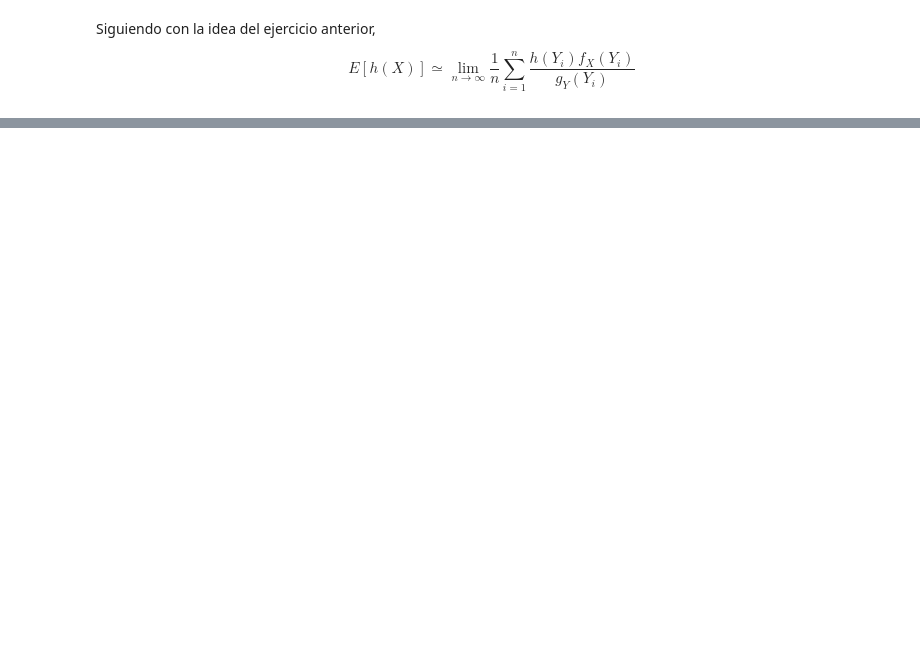
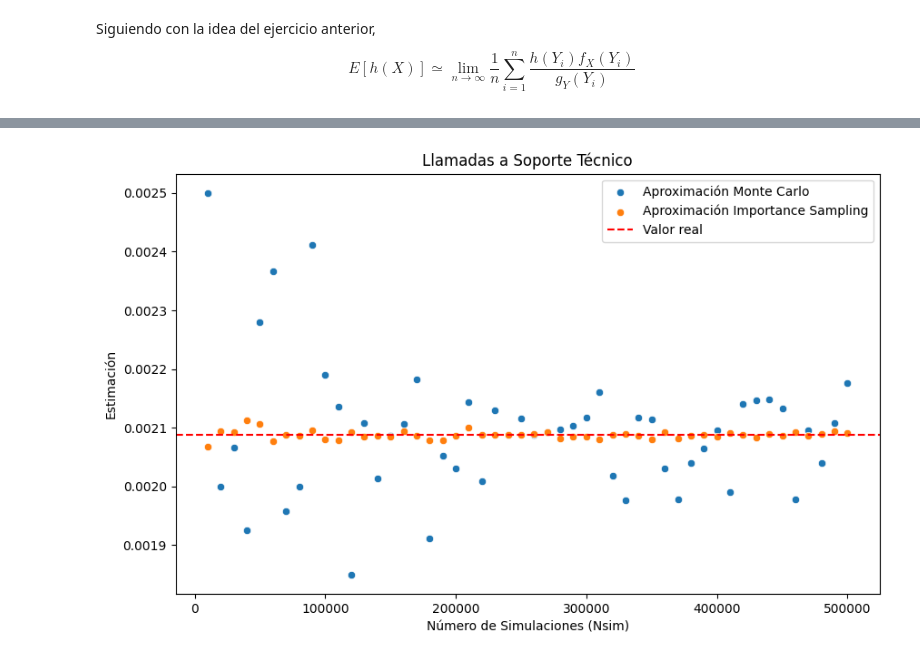
Before and after one commit to JulietaStorino/Importance-Sampling-FAMAF, a Jupyter notebook: Desarrollo.ipynb, the cells around one changed output, grey strips where cells are left out. Saved outputs shown, nothing was run; the diff lists cells and outputs as text; code cells hidden in the pictures; blank space fills up the shorter version.

```diff
--- a/Desarrollo.ipynb
+++ b/Desarrollo.ipynb
@@ -146,0 +136,65 @@ plt.show()
+# %%
+import numpy as np
+from math import factorial
+from scipy.stats import gamma
+
+def monteCarloS9(n):
+    estimacion = 0
+    for _ in range(n):
+        X = np.random.gamma(9, 1/2)
+        estimacion += 1 if X > 10 else 0
+    return estimacion/n
+
+def generarY():
+    return np.random.normal(11, 1)
+
+def distribucionY(y):
+    return 1/sqrt(2*pi) * np.exp(-(y-11)**2 / 2)
+
+def ImportanceSamplingS9(n):
+    estimacion = 0
+    const = 1/(.5**9 * factorial(8))
+    for _ in range(n):
+        Y = generarY()
+        if Y >= 10:
+            f = const * Y**8 * np.exp(-(Y*2))
+            g = distribucionY(Y)
+            estimacion += f / g
+    return estimacion / n
+
+valorReal = 1 - gamma(a=9, scale=0.5).cdf(10)
+
+# Crea un DataFrame para cada método
+Nsim = []
+estimacion1 = []
+estimacion2 = []
+for i  in range(50):
+    Nsim.append((i+1)*10000)
+    estimacion1.append(monteCarloS9(Nsim[i]))
+    estimacion2.append(ImportanceSamplingS9(Nsim[i]))
+
+# Crea un DataFrame con los valores de Nsim y la estimación
+df[0] = pd.DataFrame(data={'Nsim': Nsim, 'Estimacion': estimacion1})
+df[1] = pd.DataFrame(data={'Nsim': Nsim, 'Estimacion': estimacion2})
+
+# Crea el gráfico de dispersión
+plt.figure(figsize=(10, 6))
+
+sns.scatterplot(x='Nsim', y='Estimacion', data=df[0], label='Aproximación Monte Carlo')
+sns.scatterplot(x='Nsim', y='Estimacion', data=df[1], label='Aproximación Importance Sampling')
+
+# Agrega una línea recta horizontal en el valor real (y=0.0013499)
+plt.axhline(y=valorReal, color='r', linestyle='--', label='Valor real')
+
+# Agrega títulos y etiquetas
+plt.title('Llamadas a Soporte Técnico')
+plt.xlabel('Número de Simulaciones (Nsim)')
+plt.ylabel('Estimación')
+
+# Mostra la leyenda
+plt.legend()
+
+# Mostra el gráfico
+plt.show()
+# %% [output]
+[figure, added]
```
Also changed, not shown: parts of 3 cells of this notebook.
